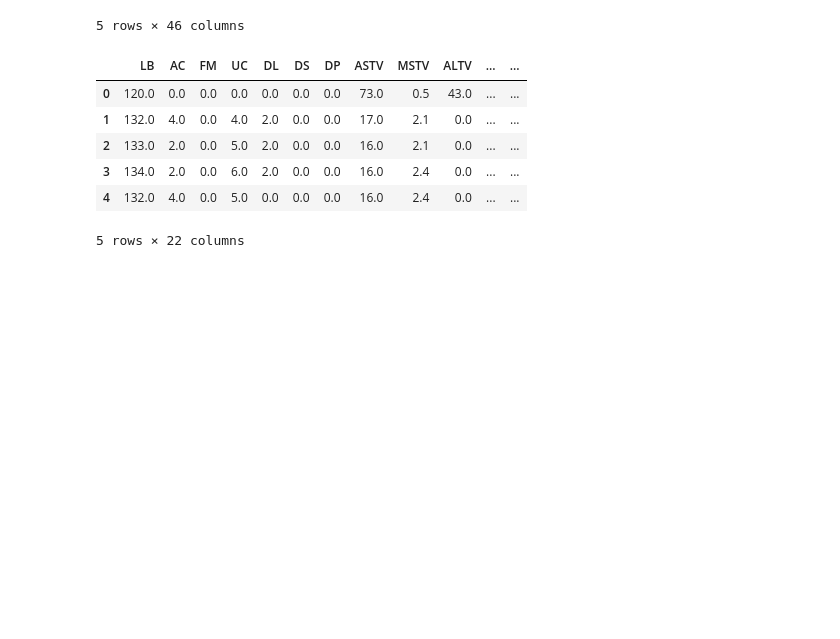
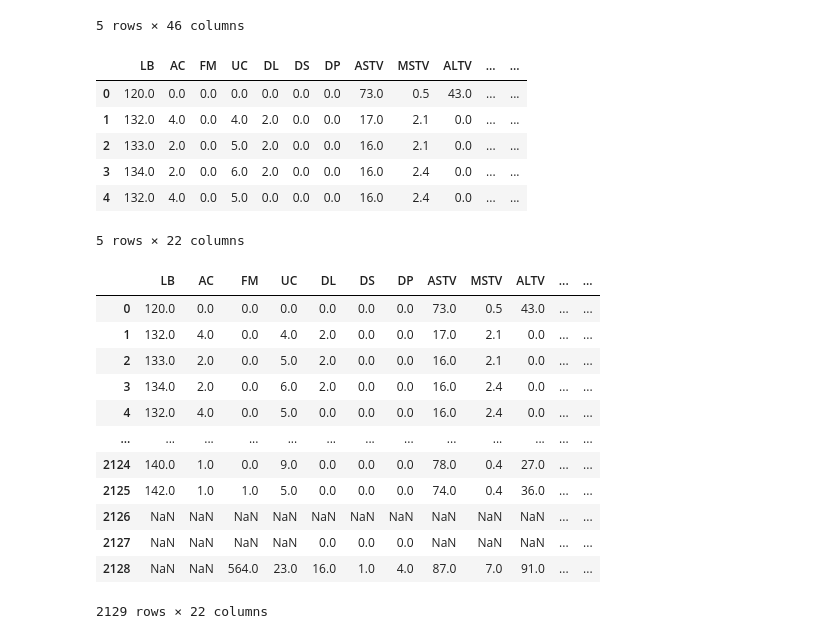
Before and after one commit to SergeyHSE/BaggingAndNLP.github.io, a Jupyter notebook: LogRegCardiotocography.ipynb, the cells around one changed output. Drawn from its saved outputs; the diff is of its cells as text; code cells hidden in the pictures; blank space fills up the shorter version.

```diff
--- a/LogRegCardiotocography.ipynb
+++ b/LogRegCardiotocography.ipynb
@@ -40,3 +40,19 @@ data.head()
 | 3 | 134.0 | 2.0 | 0.0 | 6.0 | 2.0 | 0.0 | 0.0 | 16.0 | 2.4 | 0.0 | ... | ... |
 | 4 | 132.0 | 4.0 | 0.0 | 5.0 | 0.0 | 0.0 | 0.0 | 16.0 | 2.4 | 0.0 | ... | ... |
 5 rows × 22 columns
+# %%
+data
+# %% [output]
+|  | LB | AC | FM | UC | DL | DS | DP | ASTV | MSTV | ALTV | ... | ... |
+| 0 | 120.0 | 0.0 | 0.0 | 0.0 | 0.0 | 0.0 | 0.0 | 73.0 | 0.5 | 43.0 | ... | ... |
+| 1 | 132.0 | 4.0 | 0.0 | 4.0 | 2.0 | 0.0 | 0.0 | 17.0 | 2.1 | 0.0 | ... | ... |
+| 2 | 133.0 | 2.0 | 0.0 | 5.0 | 2.0 | 0.0 | 0.0 | 16.0 | 2.1 | 0.0 | ... | ... |
+| 3 | 134.0 | 2.0 | 0.0 | 6.0 | 2.0 | 0.0 | 0.0 | 16.0 | 2.4 | 0.0 | ... | ... |
+| 4 | 132.0 | 4.0 | 0.0 | 5.0 | 0.0 | 0.0 | 0.0 | 16.0 | 2.4 | 0.0 | ... | ... |
+| ... | ... | ... | ... | ... | ... | ... | ... | ... | ... | ... | ... | ... |
+| 2124 | 140.0 | 1.0 | 0.0 | 9.0 | 0.0 | 0.0 | 0.0 | 78.0 | 0.4 | 27.0 | ... | ... |
+| 2125 | 142.0 | 1.0 | 1.0 | 5.0 | 0.0 | 0.0 | 0.0 | 74.0 | 0.4 | 36.0 | ... | ... |
+| 2126 | NaN | NaN | NaN | NaN | NaN | NaN | NaN | NaN | NaN | NaN | ... | ... |
+| 2127 | NaN | NaN | NaN | NaN | 0.0 | 0.0 | 0.0 | NaN | NaN | NaN | ... | ... |
+| 2128 | NaN | NaN | 564.0 | 23.0 | 16.0 | 1.0 | 4.0 | 87.0 | 7.0 | 91.0 | ... | ... |
+2129 rows × 22 columns
```
Also changed, not shown: parts of 1 cell of this notebook.
